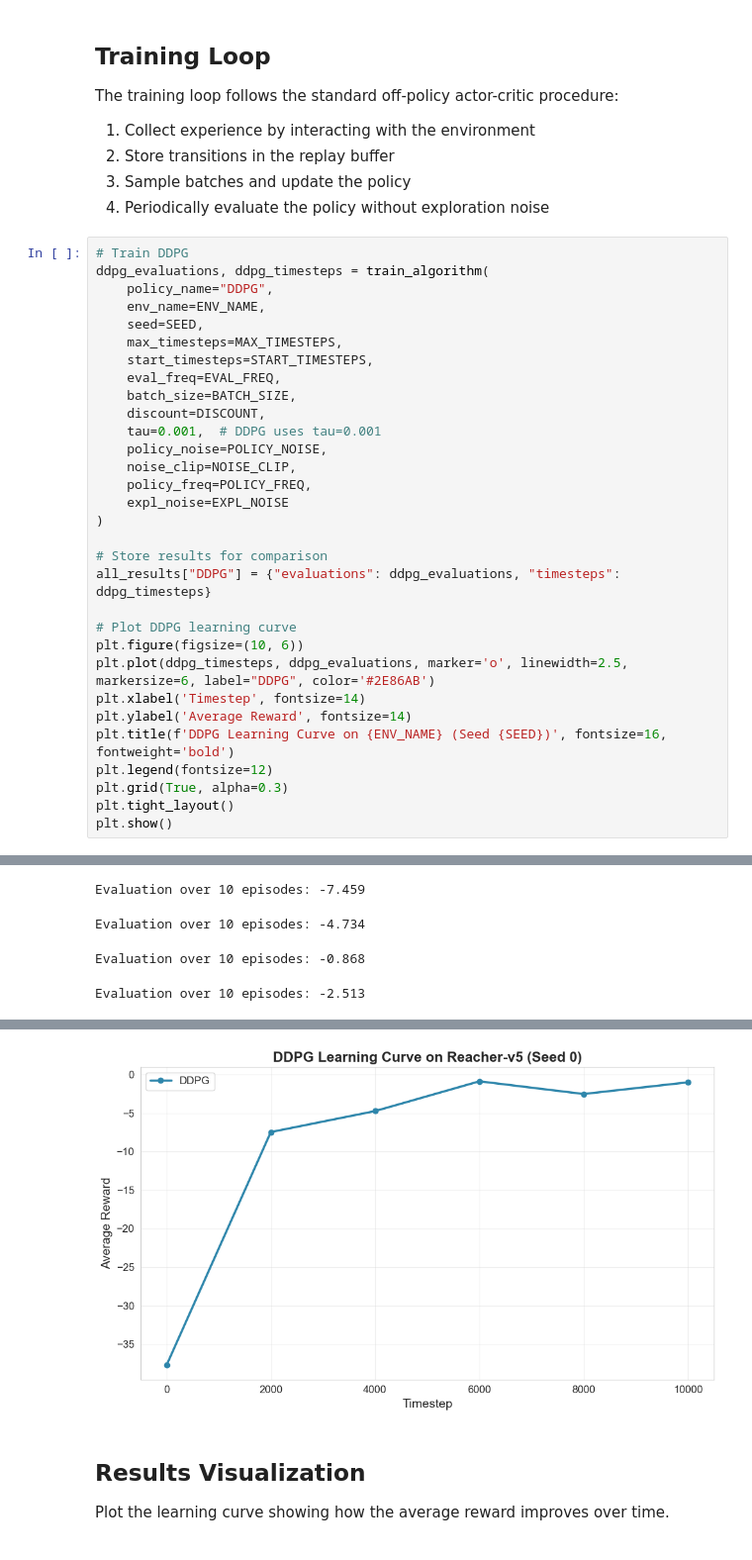
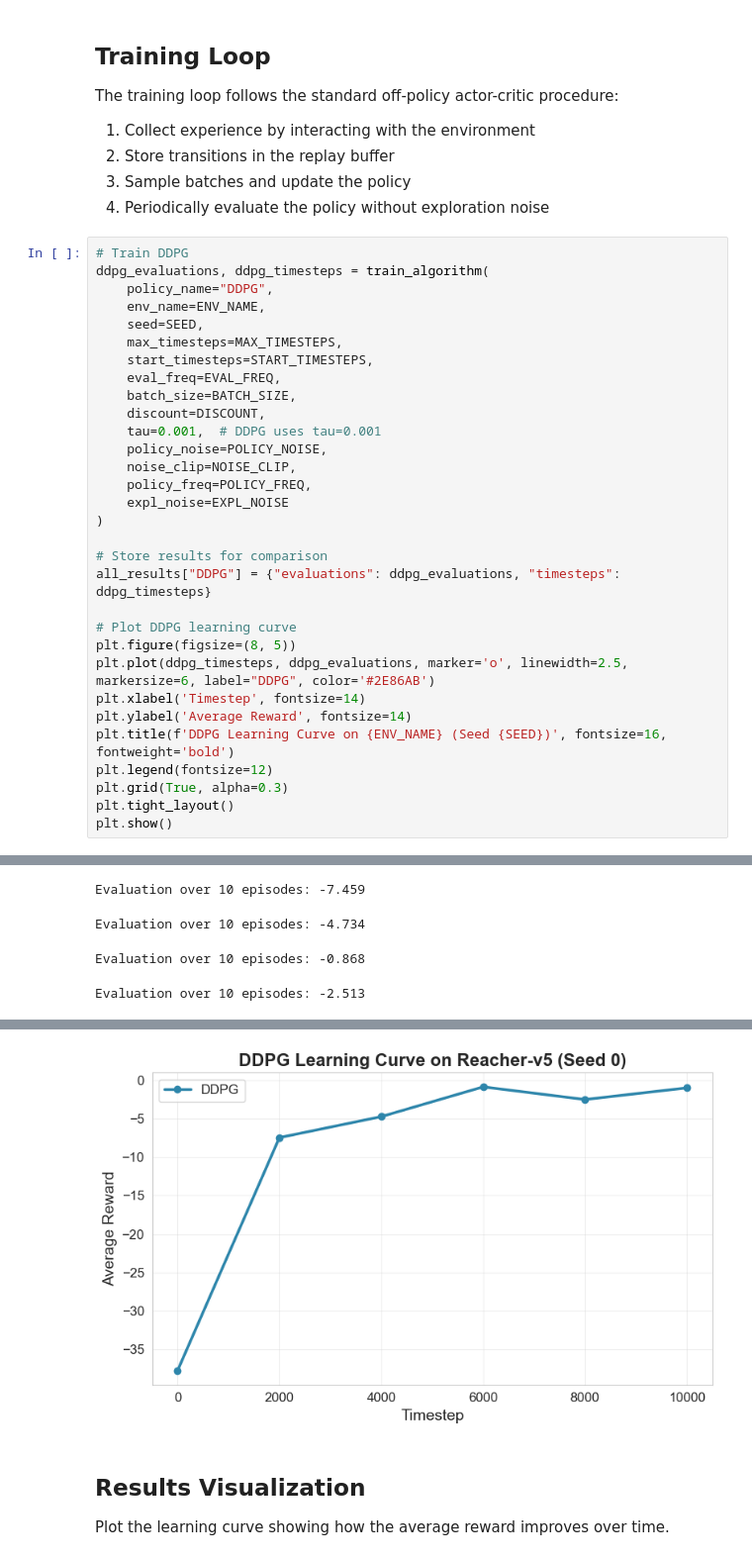
Before and after one commit to anantgupta2/DRL_Group2_DDPG_TD3, a Jupyter notebook: algorithm_comparison.ipynb, the cells around one changed output, grey strips where cells are left out. Shown at 99% size. Drawn from its saved outputs; the diff is of its cells as text.

```diff
--- a/algorithm_comparison.ipynb
+++ b/algorithm_comparison.ipynb
@@ -360,7 +360,7 @@ ddpg_evaluations, ddpg_timesteps = train_algorithm(
 all_results["DDPG"] = {"evaluations": ddpg_evaluations, "timesteps": ddpg_timesteps}
 
 # Plot DDPG learning curve
-plt.figure(figsize=(10, 6))
+plt.figure(figsize=(8, 5))
 plt.plot(ddpg_timesteps, ddpg_evaluations, marker='o', linewidth=2.5, markersize=6, label="DDPG", color='#2E86AB')
 plt.xlabel('Timestep', fontsize=14)
 plt.ylabel('Average Reward', fontsize=14)
@@ -390,8 +390,8 @@ Training time: 00:00:58
 Initial reward: -37.748
 Final reward: -0.998
 Improvement: 36.750
 ======================================================================
-[figure, old version]
+[figure, new version]
 # %% [markdown]
 ## Results Visualization
 
```
Also changed, not shown: parts of 6 cells of this notebook, 1 other file.
